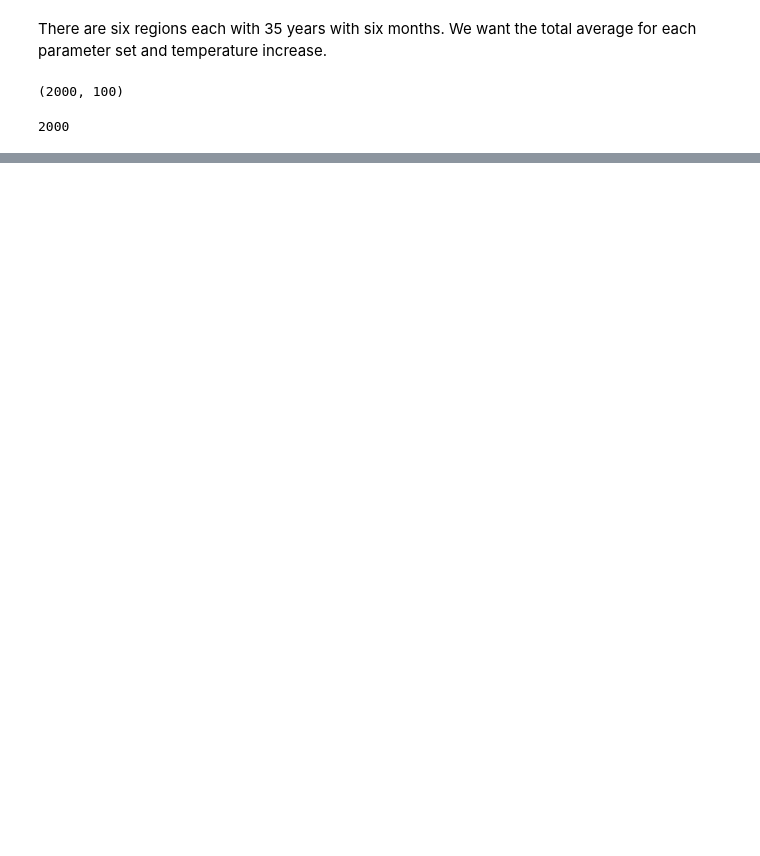
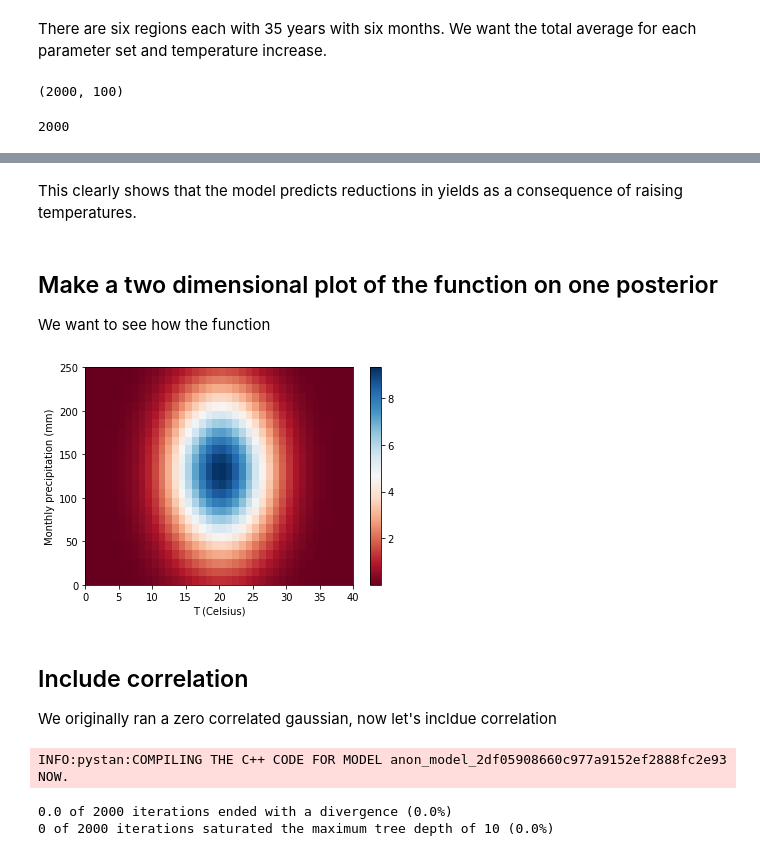
Before and after one commit to MylesBartlett/FACYnation, a Jupyter notebook: 6_Warming_impact.ipynb, the cells around one changed output, grey strips where cells are left out. Saved outputs shown, nothing was run; the diff lists cells and outputs as text; code cells hidden in the pictures; blank space fills up the shorter version.

```diff
--- a/6_Warming_impact.ipynb
+++ b/6_Warming_impact.ipynb
@@ -251,0 +249,6 @@ plt.hist(mean_yield_samples.T[0], 20)
+# %% [markdown]
+This clearly shows that the model predicts reductions in yields as a consequence of raising temperatures.
+# %% [markdown]
+## Make a two dimensional plot of the function on one posterior
+
+We want to see how the function
@@ -251,0 +263,55 @@ plt.hist(mean_yield_samples.T[0], 20)
+# %%
+
+
+fig, ax = plt.subplots()
+
+t1, t2 = 0., 40.
+p1, p2 = 0., 250.
+x = arange(t1,t2,1.)
+y = arange(p1,p2,10.)
+X,Y = meshgrid(x, y) # grid of point
+def yield_equal(temp, precip, mu_t, sigma_t, mu_p, sigma_p, norm):
+    """Take six months of T and P and return yield for given params.
+
+    This should be identical to the function in the STAN model
+    """
+    temp_6m = np.full(6, temp)
+    precip_6m = np.full(6, precip)
+    if len(norm) == 1:
+        norm = norm * np.ones(6)
+    dy = np.zeros(6)
+    for month in np.arange(6):
+        dy[month] = norm[month]*np.exp(-0.5 *( np.square((temp_6m[month]    - mu_t)/sigma_t)
+                                             + np.square((precip_6m[month] - mu_p)/sigma_p) )
+                                      )
+    return np.sum(dy)
+def z_func(X,Y):
+    return yield_equal(X, Y, 19.77, 5.17, 114.87, 62.41, [1.56])
+z_func = np.vectorize(z_func)
+#Lets use the median
+
+Z = z_func(X, Y) # evaluation of the function on the grid
+
+im = imshow(Z,cmap=cm.RdBu, extent=[t1,t2,p1,p2], aspect="auto") # drawing the function
+# adding the Contour lines with labels
+#cset = contour(Z,arange(-1,1.5,0.2),linewidths=2,cmap=cm.Set2)
+#clabel(cset,inline=True,fmt='%1.1f',fontsize=10)
+colorbar(im) # adding the colobar on the right
+# latex fashion title
+#title('$z=(1-x^2+y^3) e^{-(x^2+y^2)/2}$')
+
+ax.set_xlabel('T [$^{\circ}$C]')
+ax.set_ylabel('Monthly precipitation (mm)')
+
+plt.savefig('./figs/2d_yield_response.pdf')
+plt.savefig('./figs/2d_yield_response.png')
+# %% [output]
+[figure, added]
+# %% [markdown]
+## Include correlation
+
+We originally ran a zero correlated gaussian, now let's incldue correlation
+# %%
+gm3 = pystan.StanModel(file='./stan/2d-gaussian_with_correlation.stan')
+# %% [output]
+INFO:pystan:COMPILING THE C++ CODE FOR MODEL anon_model_2df05908660c977a9152ef2888fc2e93 NOW.
@@ -251,0 +320,9 @@ plt.hist(mean_yield_samples.T[0], 20)
+# %%
+# carry out some diagnostic checks on fit
+
+stan_utility.check_div(fit2)
+stan_utility.check_energy(fit2)
+stan_utility.check_treedepth(fit2)
+# %% [output]
+0.0 of 2000 iterations ended with a divergence (0.0%)
+0 of 2000 iterations saturated the maximum tree depth of 10 (0.0%)
```
Also changed, not shown: parts of 33 cells of this notebook, 1 other file.
